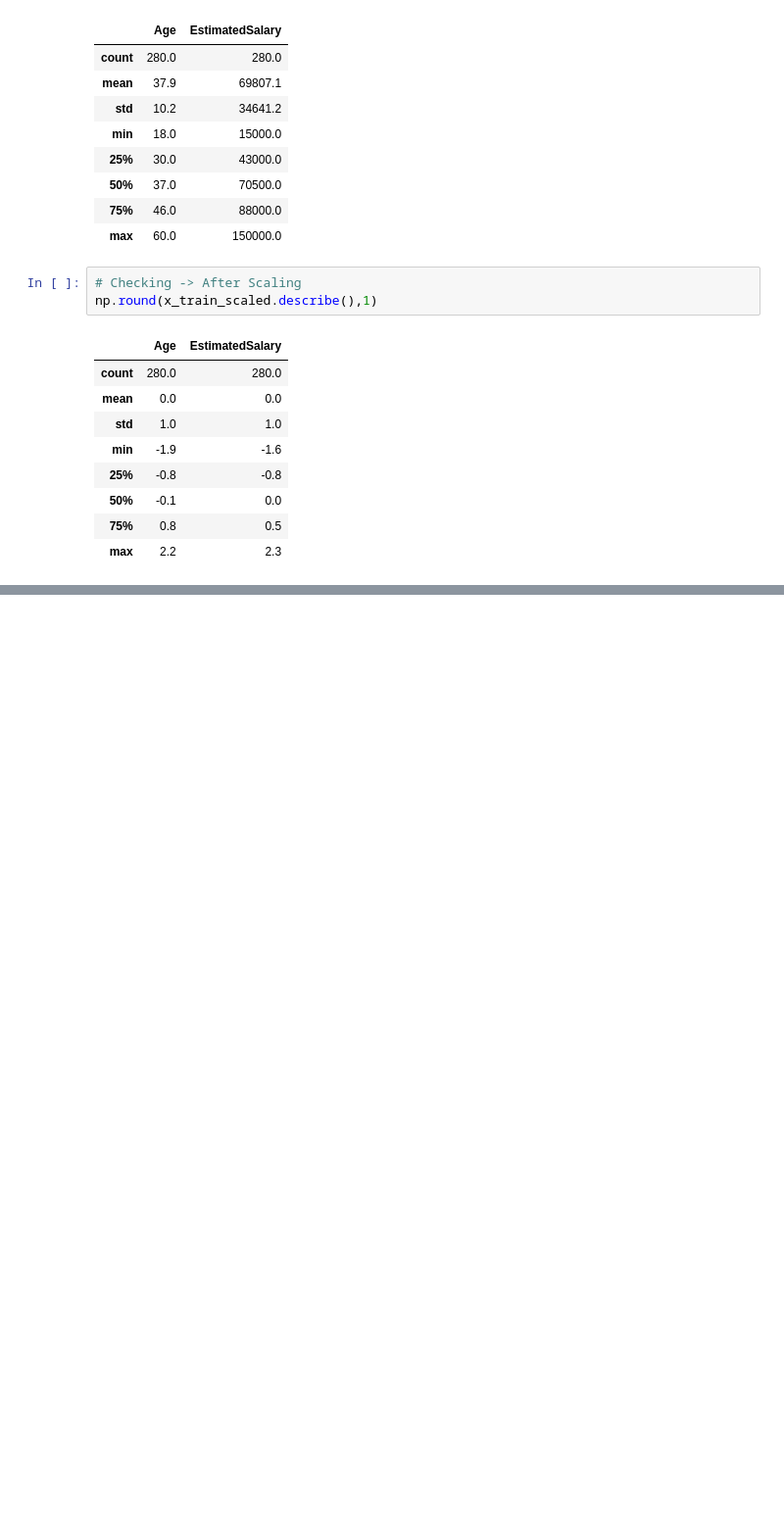
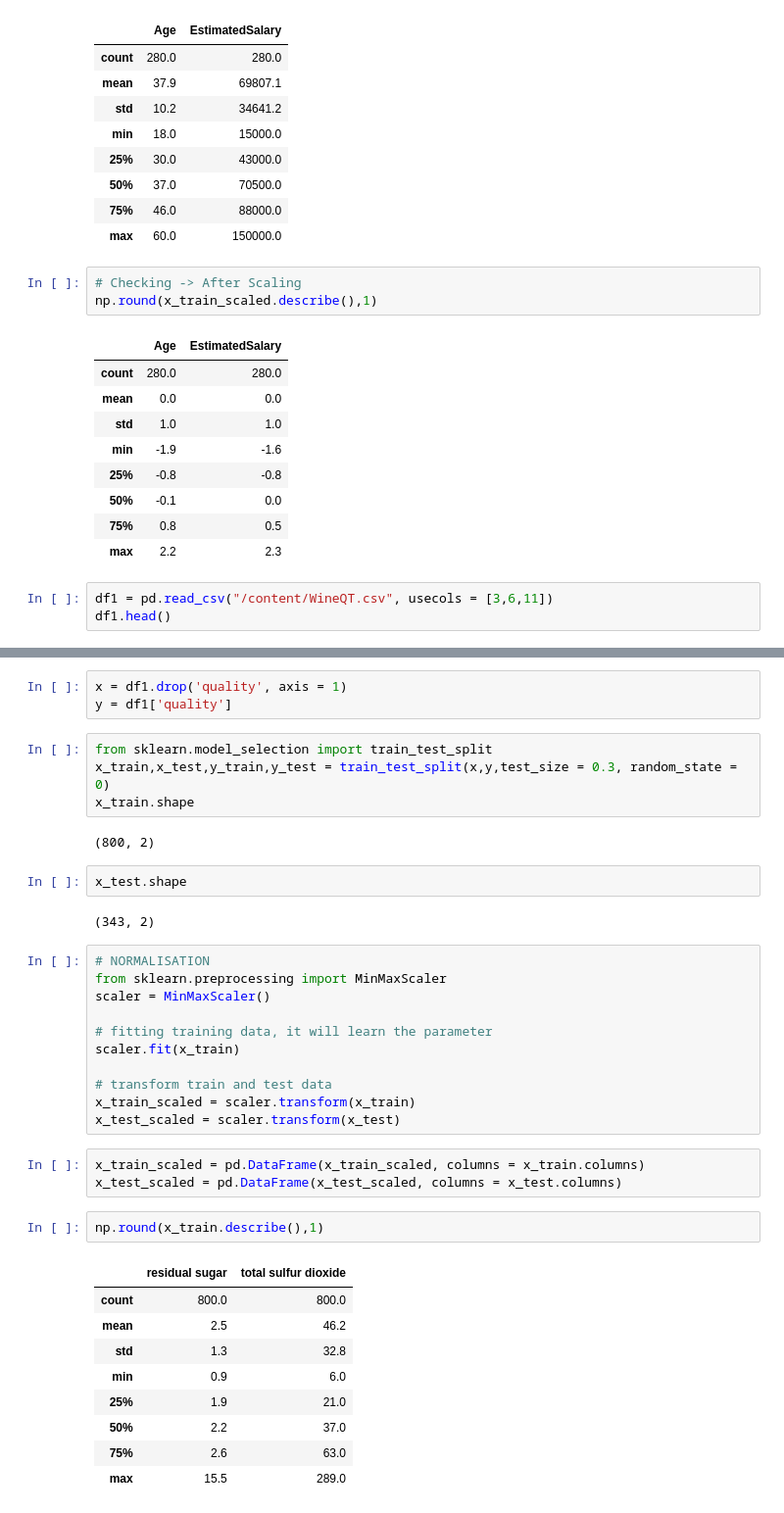
Before and after one commit to sj-workbench/years_of_learnings, a Jupyter notebook: feature_eng.ipynb, the cells around one changed output, grey strips where cells are left out. Shown at 98% size. Drawn from its saved outputs; the diff is of its cells as text; blank space fills up the shorter version.

Commit message:
Normalisation

```diff
--- a/feature_eng.ipynb
+++ b/feature_eng.ipynb
@@ -82,3 +82,6 @@ np.round(x_train_scaled.describe(),1)
 | 50% | -0.1 | 0.0 |
 | 75% | 0.8 | 0.5 |
 | max | 2.2 | 2.3 |
+# %%
+df1 = pd.read_csv("/content/WineQT.csv", usecols = [3,6,11])
+df1.head()
@@ -84,0 +95,39 @@ np.round(x_train_scaled.describe(),1)
+# %%
+x = df1.drop('quality', axis = 1)
+y = df1['quality']
+# %%
+from sklearn.model_selection import train_test_split
+x_train,x_test,y_train,y_test = train_test_split(x,y,test_size = 0.3, random_state = 0)
+x_train.shape
+# %% [output]
+(800, 2)
+# %%
+x_test.shape
+# %% [output]
+(343, 2)
+# %%
+# NORMALISATION
+from sklearn.preprocessing import MinMaxScaler
+scaler = MinMaxScaler()
+
+# fitting training data, it will learn the parameter
+scaler.fit(x_train)
+
+# transform train and test data
+x_train_scaled = scaler.transform(x_train)
+x_test_scaled = scaler.transform(x_test)
+# %%
+x_train_scaled = pd.DataFrame(x_train_scaled, columns = x_train.columns)
+x_test_scaled = pd.DataFrame(x_test_scaled, columns = x_test.columns)
+# %%
+np.round(x_train.describe(),1)
+# %% [output]
+|  | residual sugar | total sulfur dioxide |
+| count | 800.0 | 800.0 |
+| mean | 2.5 | 46.2 |
+| std | 1.3 | 32.8 |
+| min | 0.9 | 6.0 |
+| 25% | 1.9 | 21.0 |
+| 50% | 2.2 | 37.0 |
+| 75% | 2.6 | 63.0 |
+| max | 15.5 | 289.0 |
```
Also changed, not shown: parts of 2 cells of this notebook.
